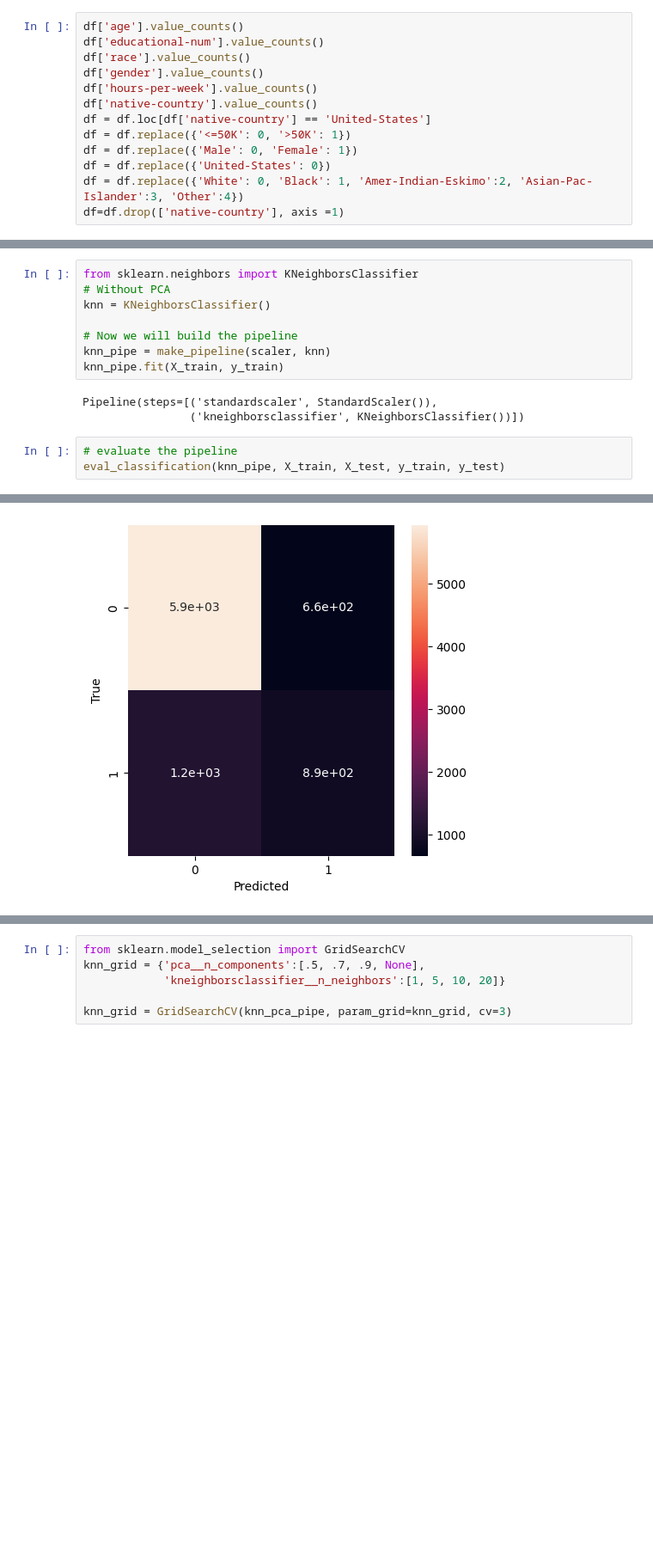
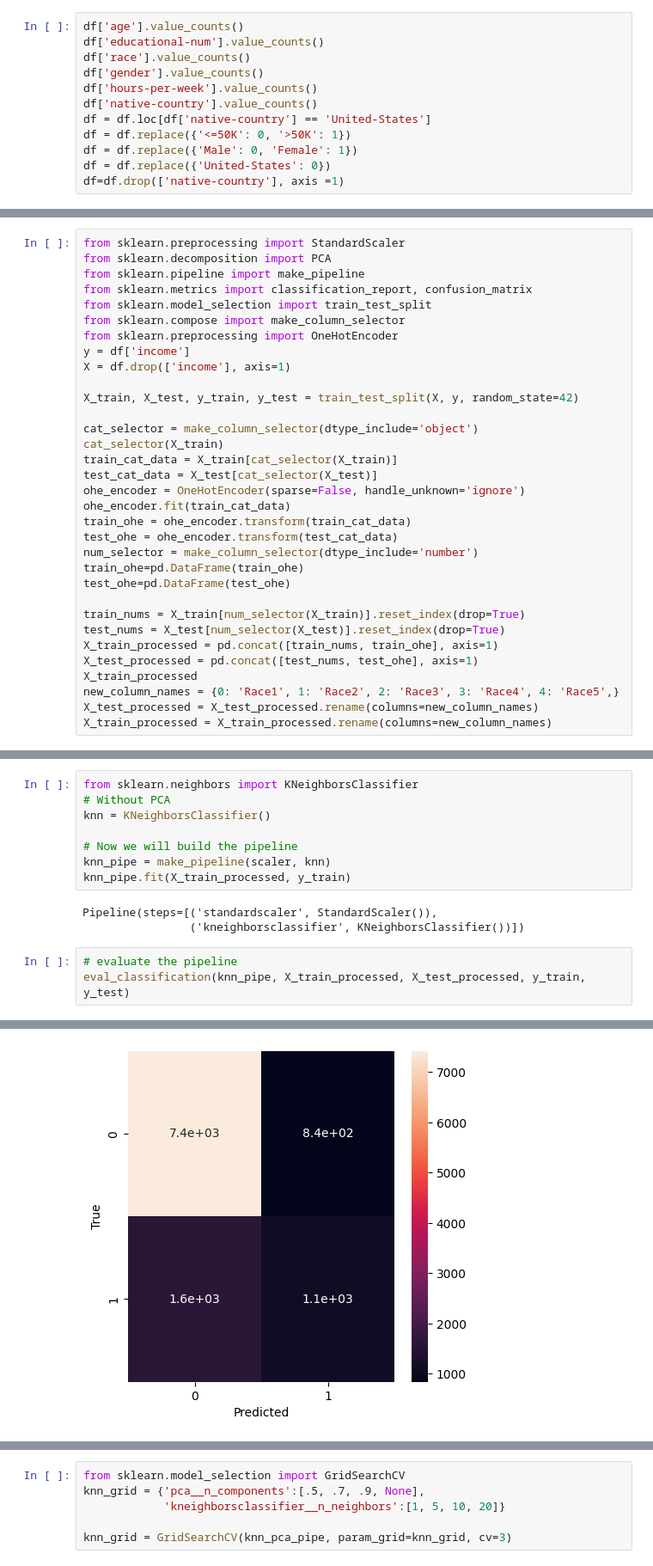
Before and after one commit to jakecho1108/Project-2, a Jupyter notebook: Project2_Part_4.ipynb, the cells around one changed output, grey strips where cells are left out. Shown: that part at 86% size. Saved outputs shown, nothing was run; the diff lists cells and outputs as text; blank space fills up the shorter version.

```diff
--- a/Project2_Part_4.ipynb
+++ b/Project2_Part_4.ipynb
@@ -30,5 +34,4 @@ df = df.loc[df['native-country'] == 'United-States']
 df = df.replace({'<=50K': 0, '>50K': 1})
 df = df.replace({'Male': 0, 'Female': 1})
 df = df.replace({'United-States': 0})
-df = df.replace({'White': 0, 'Black': 1, 'Amer-Indian-Eskimo':2, 'Asian-Pac-Islander':3, 'Other':4})
 df=df.drop(['native-country'], axis =1)
@@ -50,0 +38,33 @@ pca = PCA(n_components=0.95, random_state=42)
+# %%
+from sklearn.preprocessing import StandardScaler
+from sklearn.decomposition import PCA
+from sklearn.pipeline import make_pipeline
+from sklearn.metrics import classification_report, confusion_matrix
+from sklearn.model_selection import train_test_split
+from sklearn.compose import make_column_selector
+from sklearn.preprocessing import OneHotEncoder
+y = df['income']
+X = df.drop(['income'], axis=1)
+
+X_train, X_test, y_train, y_test = train_test_split(X, y, random_state=42)
+
+cat_selector = make_column_selector(dtype_include='object')
+cat_selector(X_train)
+train_cat_data = X_train[cat_selector(X_train)]
+test_cat_data = X_test[cat_selector(X_test)]
+ohe_encoder = OneHotEncoder(sparse=False, handle_unknown='ignore')
+ohe_encoder.fit(train_cat_data)
+train_ohe = ohe_encoder.transform(train_cat_data)
+test_ohe = ohe_encoder.transform(test_cat_data)
+num_selector = make_column_selector(dtype_include='number')
+train_ohe=pd.DataFrame(train_ohe)
+test_ohe=pd.DataFrame(test_ohe)
+
+train_nums = X_train[num_selector(X_train)].reset_index(drop=True)
+test_nums = X_test[num_selector(X_test)].reset_index(drop=True)
+X_train_processed = pd.concat([train_nums, train_ohe], axis=1)
+X_test_processed = pd.concat([test_nums, test_ohe], axis=1)
+X_train_processed
+new_column_names = {0: 'Race1', 1: 'Race2', 2: 'Race3', 3: 'Race4', 4: 'Race5',}
+X_test_processed = X_test_processed.rename(columns=new_column_names)
+X_train_processed = X_train_processed.rename(columns=new_column_names)
@@ -69,13 +96,13 @@ knn = KNeighborsClassifier()
 
 # Now we will build the pipeline
 knn_pipe = make_pipeline(scaler, knn)
-knn_pipe.fit(X_train, y_train)
+knn_pipe.fit(X_train_processed, y_train)
 # %% [output]
 Pipeline(steps=[('standardscaler', StandardScaler()),
                 ('kneighborsclassifier', KNeighborsClassifier())])
 # %%
 # evaluate the pipeline
-eval_classification(knn_pipe, X_train, X_test, y_train, y_test)
+eval_classification(knn_pipe, X_train_processed, X_test_processed, y_train, y_test)
 # %% [output]
 Train Report:               precision    recall  f1-score   support
 
@@ -97 +124 @@ weighted avg       0.78      0.79      0.78      8631
-[figure, old version]
+[figure, new version]
```
Also changed, not shown: parts of 24 cells of this notebook.
